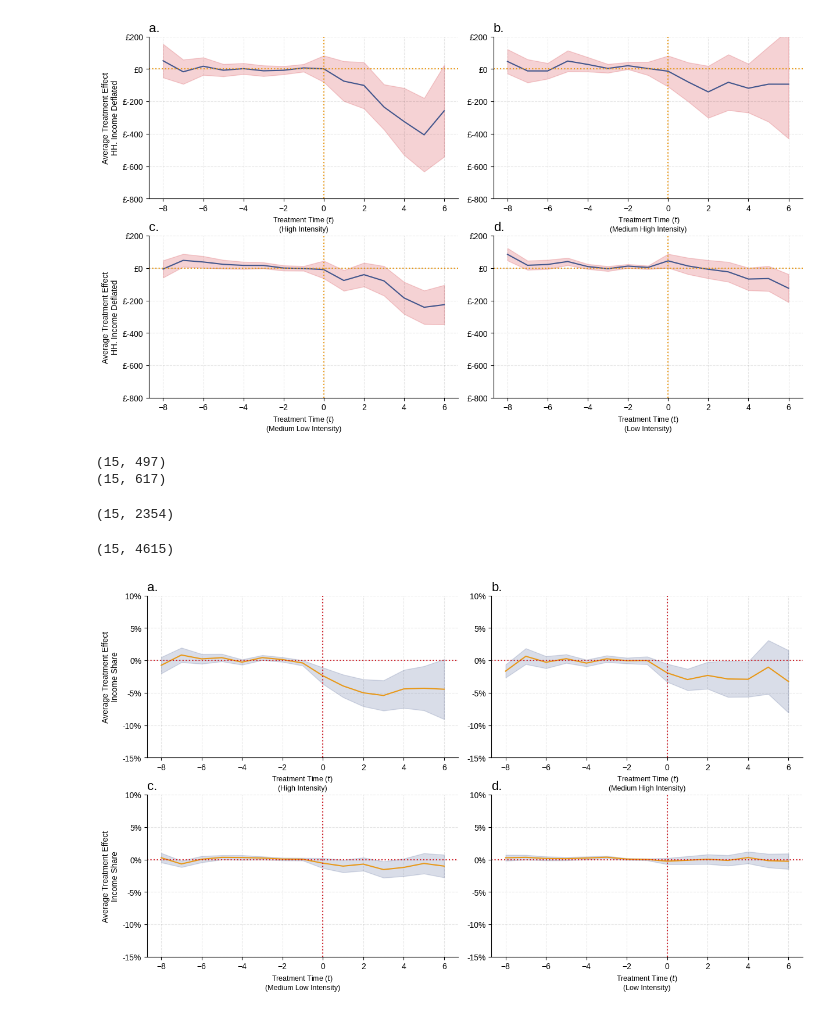
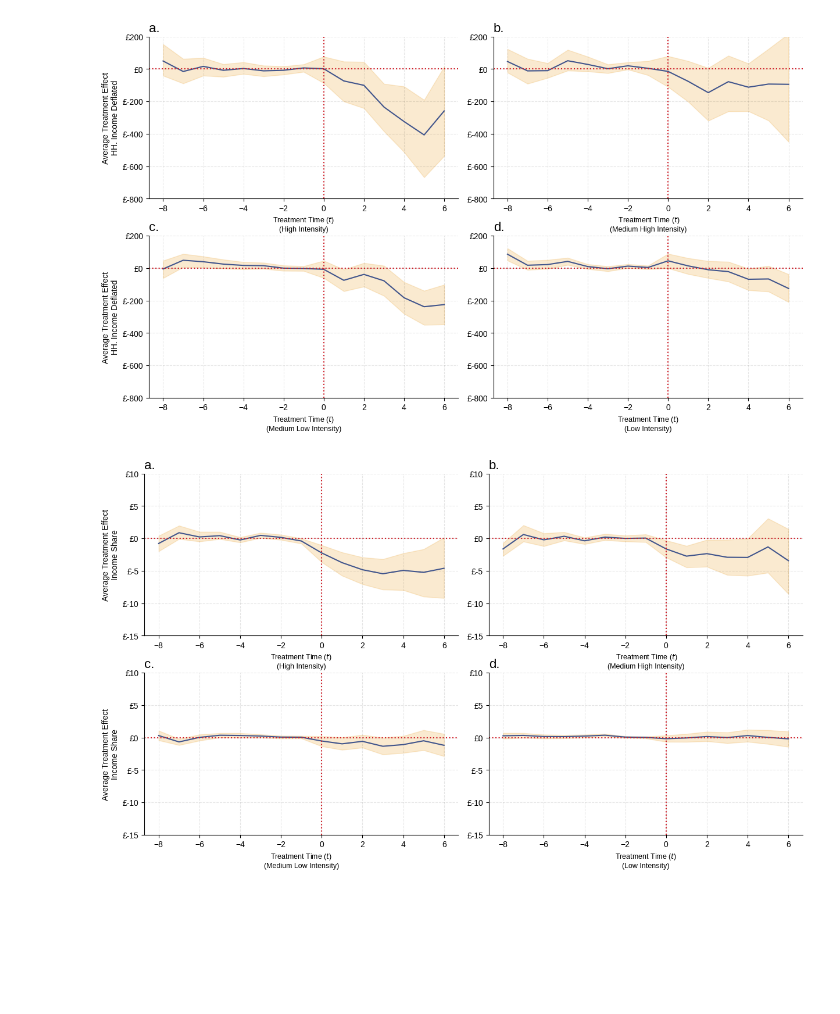
Before and after one commit to centre-for-care/costofcare, a Jupyter notebook: src/plot_results_dv.ipynb, the cells around one changed output. Saved outputs shown, nothing was run; the diff lists cells and outputs as text; code cells hidden in the pictures; blank space fills up the shorter version.

```diff
--- a/src/plot_results_dv.ipynb
+++ b/src/plot_results_dv.ipynb
@@ -199,0 +147,5 @@ for ax, letter in zip([ax1, ax2, ax3, ax4], ['a.', 'b.', 'c.', 'd.']):
+# %%
+fig, ax = plt.subplots()
+plot_dv(path1, 2.5, 97.5, 1000, ax)
+plot_vg(path1,varpath1, ax)
+plot(path1, ax)
@@ -200,20 +182,4 @@ for ax, letter in zip([ax1, ax2, ax3, ax4], ['a.', 'b.', 'c.', 'd.']):
 # %%
-def plot(path_to_data, ax):
-    colors =  ['#41558c', '#E89818', '#CF202A']
-    differences = pd.read_csv(path_to_data, index_col=0)[-8:6]
-    differences.mean(axis=1).plot(color=colors[0], ax=ax)
-    ax.axvline(x=0, linestyle='dotted', color=colors[1])
-    ax.axhline(y=0, linestyle='dotted', color=colors[1])
-    ax.fill_between(x=differences.index,
-                 y1=differences.mean(axis=1) + (1.96*(differences.std(axis=1)/differences.count(axis=1).apply(math.sqrt))),
-                 y2=differences.mean(axis=1) - (1.96*(differences.std(axis=1)/differences.count(axis=1).apply(math.sqrt))),
-                     color=colors[2], alpha=0.2)
-    ax.yaxis.set_major_formatter('£{x:1.0f}')
-    ax.grid(linestyle='--', color='k', alpha=0.1, zorder=0)
-    ax.yaxis.set_major_locator(plt.MaxNLocator(6))
-    plt.tight_layout()
-    sns.despine()
-
 path1 = '../outputs/w_diffs_hh_inc_deflated_hi.csv'
 path2 = '../outputs/w_diffs_hh_inc_deflated_mhi.csv'
 path3 = '../outputs/w_diffs_hh_inc_deflated_mli.csv'
@@ -227,10 +193,10 @@ fig, ((ax1, ax2), (ax3, ax4)) = plt.subplots(ncols=2, nrows=2, figsize=(12, 7),
                         layout="constrained")
 custom_ylim = (-800, 200)
 plt.setp(((ax1, ax2), (ax3, ax4)), ylim=custom_ylim)
-plot(path1, ax1)
-plot(path2, ax2)
-plot(path3, ax3)
-plot(path4, ax4)
+plot_dv(path1, 2.5, 97.5, 1000, ax1)
+plot_dv(path2, 2.5, 97.5, 1000, ax2)
+plot_dv(path3, 2.5, 97.5, 1000, ax3)
+plot_dv(path4, 2.5, 97.5, 1000, ax4)
 ax1.set_ylabel(' Average Treatment Effect \n' + varname)
 ax3.set_ylabel(' Average Treatment Effect \n' + varname)
 ax1.set_xlabel('Treatment Time ($t$)\n  (High Intensity)  ', fontsize=9)
@@ -242,58 +208,37 @@ max_y = 0
 for ax, letter in zip([ax1, ax2, ax3, ax4], ['a.', 'b.', 'c.', 'd.']):
     ax.set_title(letter, loc='left', fontsize=16)
 # %% [output]
-[figure, old version]
+[figure, new version]
 # %%
-def plot(path_to_data, ax):
-    colors =  ['#41558c', '#E89818', '#CF202A']
-    differences = pd.read_csv(path_to_data, index_col=0)[-8:6]
-    differences.mean(axis=1).plot(color=colors[1], ax=ax)
-    print(differences.shape)
-    ax.axvline(x=0, linestyle='dotted', color=colors[2])
-    ax.axhline(y=0, linestyle='dotted', color=colors[2])
-    ax.fill_between(x=differences.index,
-                 y1=differences.mean(axis=1) + (1.96*(differences.std(axis=1)/differences.count(axis=1).apply(math.sqrt))),
-                 y2=differences.mean(axis=1) - (1.96*(differences.std(axis=1)/differences.count(axis=1).apply(math.sqrt))),
-                     color=colors[0], alpha=0.2)
-    ax.yaxis.set_major_formatter('{x:1.0f}%')
-    ax.grid(linestyle='--', color='k', alpha=0.1, zorder=0)
-    ax.yaxis.set_major_locator(plt.MaxNLocator(6))
-    plt.tight_layout()
-    sns.despine()
-
 path1 = '../outputs/w_diffs_inc_share_hi.csv'
 path2 = '../outputs/w_diffs_inc_share_mhi.csv'
 path3 = '../outputs/w_diffs_inc_share_mli.csv'
 path4 = '../outputs/w_diffs_inc_share_li.csv'
 
 varname = 'Income Share'
 mpl.rc('font', family='Liberation Sans')
 
 
 fig, ((ax1, ax2), (ax3, ax4)) = plt.subplots(ncols=2, nrows=2, figsize=(12, 7),
                         layout="constrained")
 custom_ylim = (-15, 10)
 plt.setp(((ax1, ax2), (ax3, ax4)), ylim=custom_ylim)
-plot(path1, ax1)
-plot(path2, ax2)
-plot(path3, ax3)
-plot(path4, ax4)
+plot_dv(path1, 2.5, 97.5, 1000, ax1)
+plot_dv(path2, 2.5, 97.5, 1000, ax2)
+plot_dv(path3, 2.5, 97.5, 1000, ax3)
+plot_dv(path4, 2.5, 97.5, 1000, ax4)
 ax1.set_ylabel(' Average Treatment Effect \n' + varname)
 ax3.set_ylabel(' Average Treatment Effect \n' + varname)
 ax1.set_xlabel('Treatment Time ($t$)\n  (High Intensity)  ', fontsize=9)
 ax2.set_xlabel(' Treatment Time ($t$) \n(Medium High Intensity)', fontsize=9)
 ax3.set_xlabel('Treatment Time ($t$)\n(Medium Low Intensity)', fontsize=9)
 ax4.set_xlabel('Treatment Time ($t$)\n  (Low Intensity)  ', fontsize=9)
 min_y = 0
 max_y = 0
 for ax, letter in zip([ax1, ax2, ax3, ax4], ['a.', 'b.', 'c.', 'd.']):
     ax.set_title(letter, loc='left', fontsize=16)
 # %% [output]
-(15, 497)
-(15, 617)
-(15, 2354)
-(15, 4615)
-[figure, old version]
+[figure, new version]
 # %%
 mpl.rc('font', family='Liberation Sans')
 
```
Also changed, not shown: parts of 10 cells of this notebook, 3 other files.
